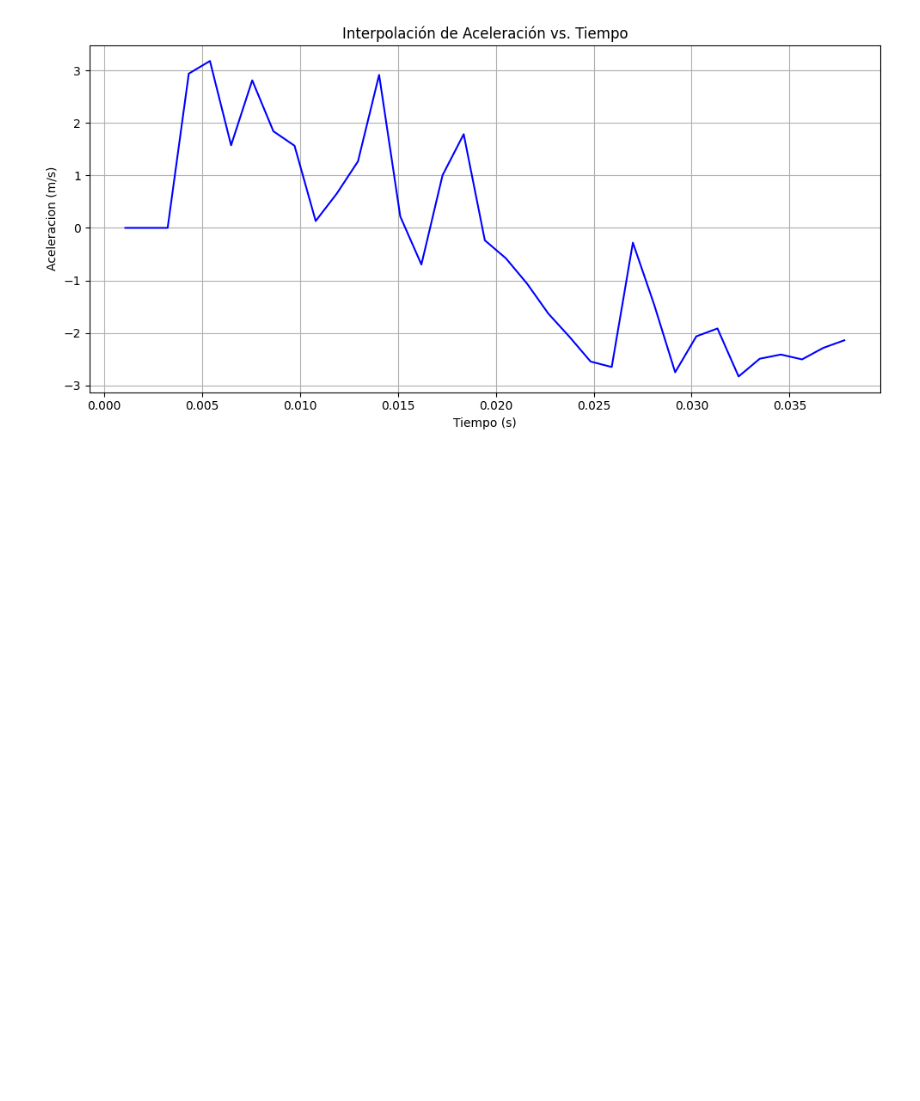
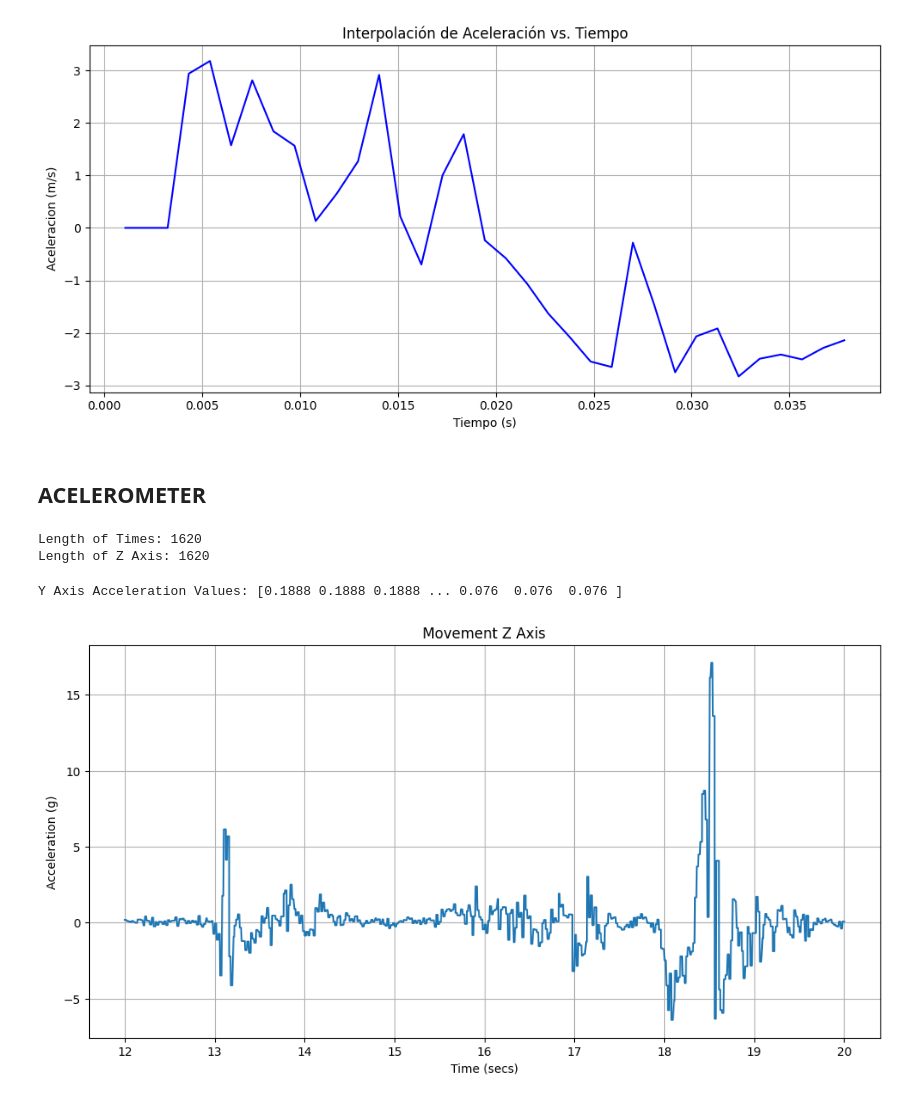
Before and after one commit to Daniesmor/neural_adr_encoder, a Jupyter notebook: Untitled.ipynb, the cells around one changed output. Cells and saved outputs as stored; diff of their text form; code cells hidden in the pictures; blank space fills up the shorter version.

Commit message:
functions to measuer acelerometer act

```diff
--- a/Untitled.ipynb
+++ b/Untitled.ipynb
@@ -216,3 +216,5 @@ plt.tight_layout()
 plt.show()
 # %% [output]
 [figure]
+# %% [markdown]
+## ACELEROMETER
@@ -218,0 +223,31 @@ plt.show()
+# %%
+measure_csv = pd.read_csv('./acelerometer2.csv')
+# %%
+measure_csv = measure_csv[(measure_csv['time'] > 12) & (measure_csv['time'] < 20)]
+
+
+times =  np.array(measure_csv['time'])
+Y_axis = np.array(measure_csv['ay (m/s^2)'])
+# %%
+print("Length of Times:", len(times))
+print("Length of Z Axis:", len(Y_axis))
+# %% [output]
+Length of Times: 1620
+Length of Z Axis: 1620
+# %%
+import matplotlib.pyplot as plt
+
+# Supongamos que has definido `times` y `Z_axis` correctamente
+print("Y Axis Acceleration Values:", Y_axis)
+plt.figure(figsize=(12, 6))  # Ajustar el tamaño de la figura
+
+plt.plot(times, Y_axis)
+plt.xlabel('Time (secs)')
+plt.ylabel('Acceleration (g)')
+plt.title('Movement Z Axis')
+
+plt.grid(True)
+plt.show()
+# %% [output]
+Y Axis Acceleration Values: [0.1888 0.1888 0.1888 ... 0.076  0.076  0.076 ]
+[figure, added]
```
Also changed, not shown: parts of 3 cells of this notebook, 1 other file.
